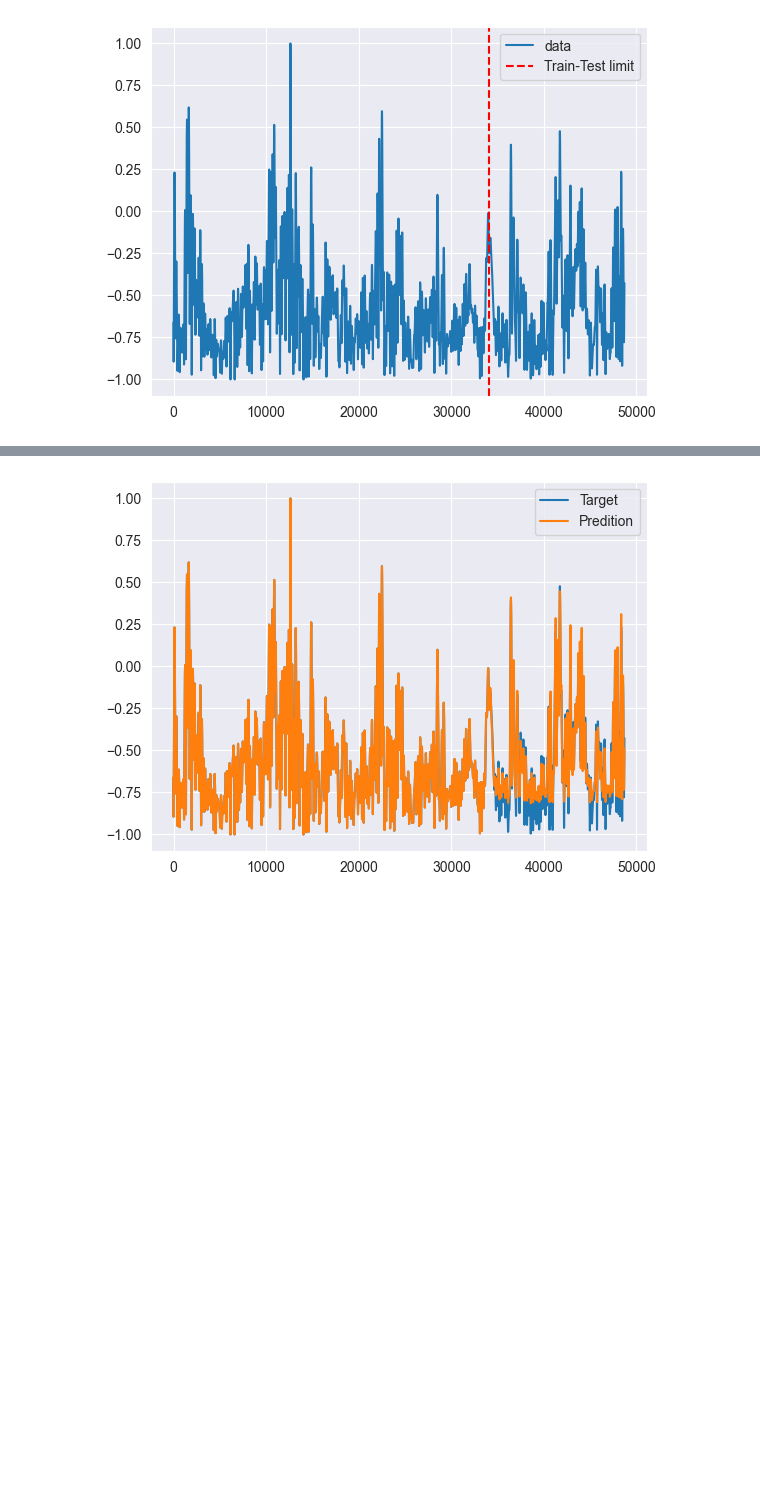
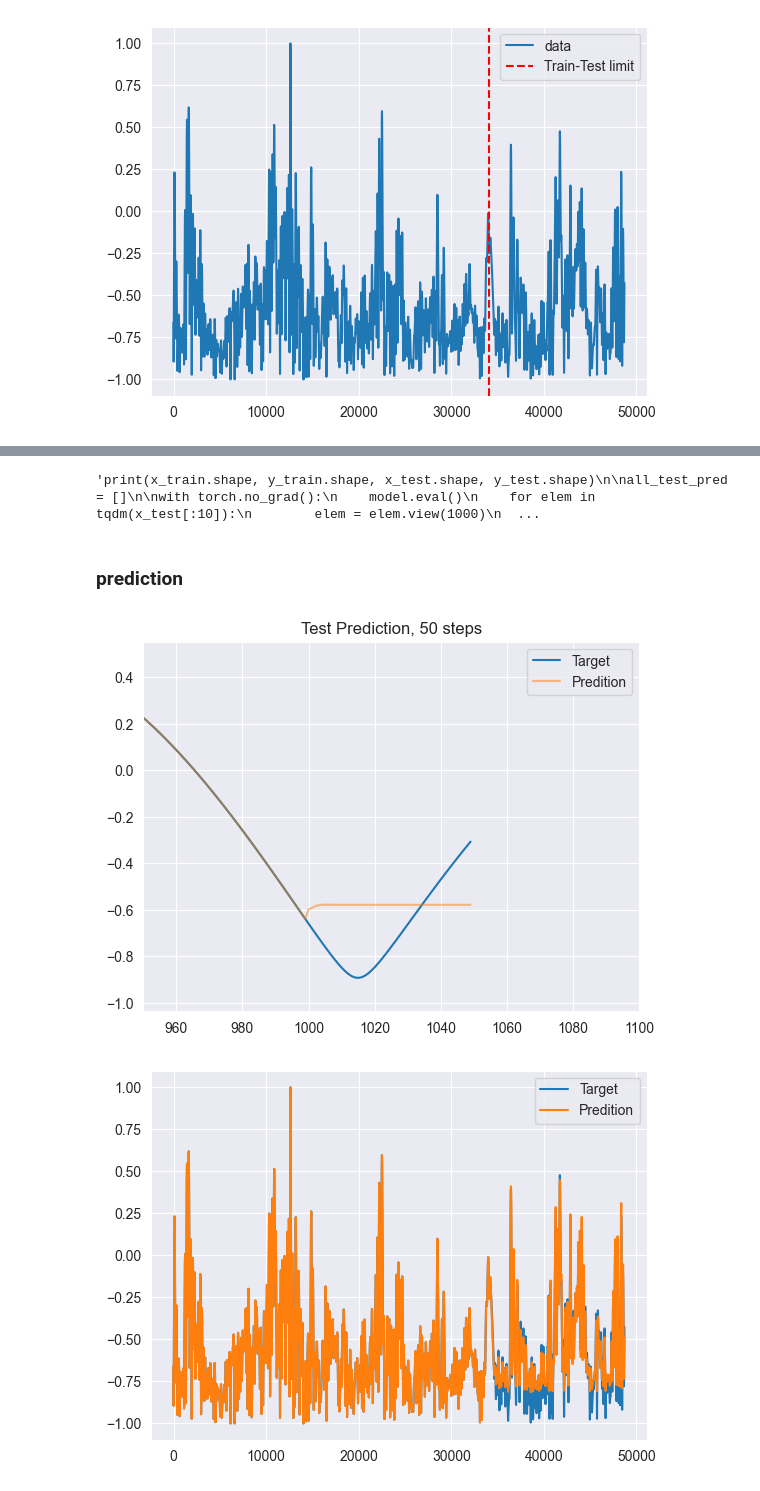
Before and after one commit to consuelorojas/Tesis, a Jupyter notebook: RNN/nobatch_simple.ipynb, the cells around one changed output, grey strips where cells are left out. Cells and saved outputs as stored; diff of their text form; code cells hidden in the pictures; blank space fills up the shorter version.

```diff
--- a/RNN/nobatch_simple.ipynb
+++ b/RNN/nobatch_simple.ipynb
@@ -157 +157,40 @@ plt.show()
+# %%
+'''print(x_train.shape, y_train.shape, x_test.shape, y_test.shape)
+
+all_test_pred = []
+
+with torch.no_grad():
+    model.eval()
+    for elem in tqdm(x_test[:10]):
+        elem = elem.view(1000)
+        test_aux = []
+        count = 0
+        while count < 50:
+                pred = model(elem.view(1,1000,1))
+                test_aux.append(pred[0,0].item())
+                #print(elem.shape, pred.shape)
+                elem = torch.cat((elem[1:], pred[0]))
+                count += 1
+
+        all_test_pred.append(test_aux)'''
+# %% [output]
+'print(x_train.shape, y_train.shape, x_test.shape, y_test.shape)\n\nall_test_pred = []\n\nwith torch.no_grad():\n    model.eval()\n    for elem in tqdm(x_test[:10]):\n        elem = elem.view(1000)\n  ...
+# %% [markdown]
+### **prediction**
+# %%
+# rolling window prediction
+test_pred = ut2.rollingWindowPrediction(model, x_train[:10])
+# %%
+
+plt.plot(np.vstack((x_train[0].detach().numpy(),y_train[:50].detach().numpy())),label='Target')
+plt.plot(np.vstack((x_train[0].view(1000,1), np.asanyarray(test_pred[0]).reshape(50,1))),label='Predition', alpha = 0.5)
+
+#plt.plot(y_test[], label = 'Target')
+#plt.plot(all_test_pred[0], label = 'Prediction')
+plt.xlim(950,1100)
+plt.legend()
+plt.title('Test Prediction, 50 steps')
+plt.show()
+# %% [output]
+[figure, added]
 # %%
```
Also changed, not shown: parts of 19 cells of this notebook, 3 other files.
